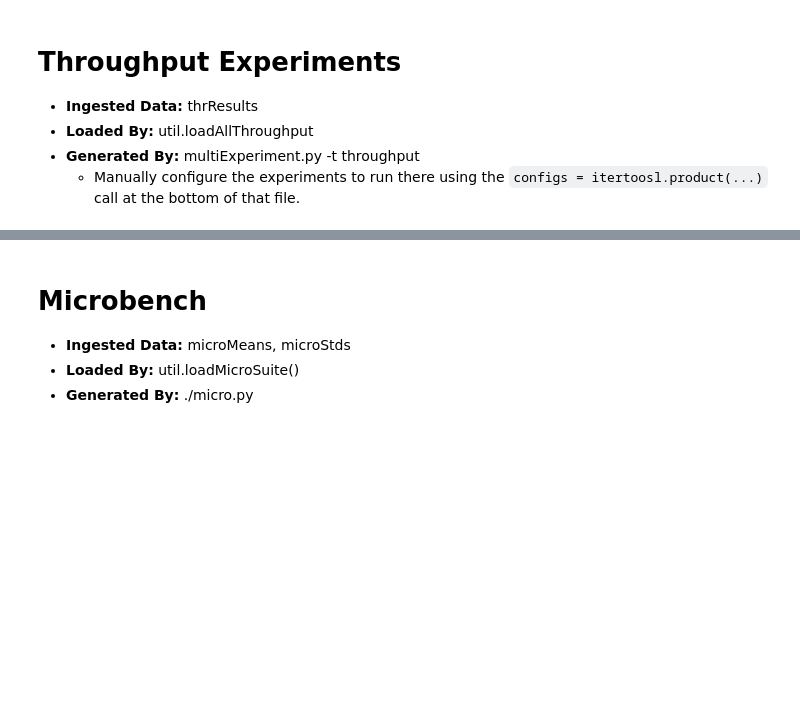
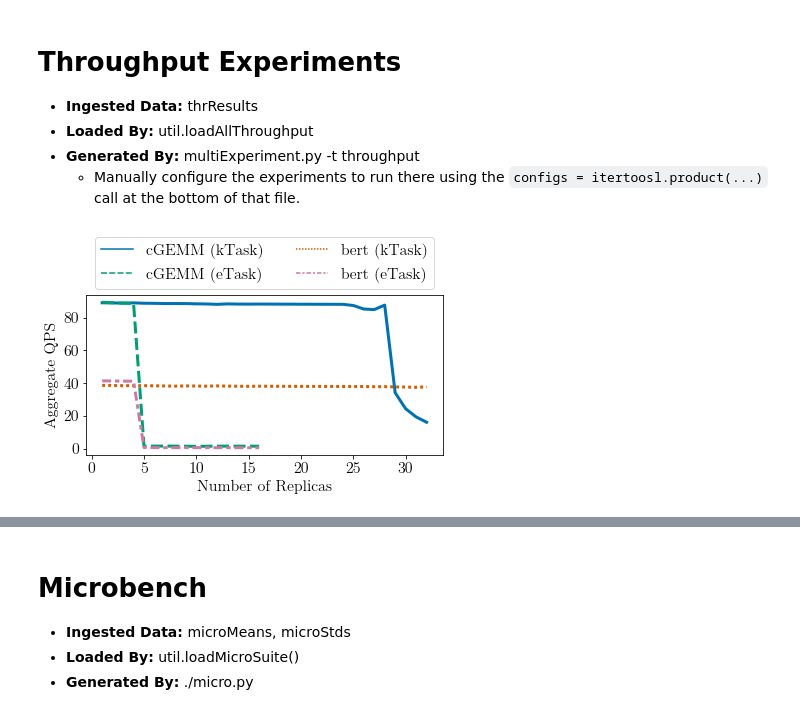
Before and after one commit to NathanTP/kaasBenchmarks, a Jupyter notebook: inference/analysis/analysis.ipynb, the cells around one changed output, grey strips where cells are left out. Saved outputs shown, nothing was run; the diff lists cells and outputs as text; code cells hidden in the pictures; blank space fills up the shorter version.

```diff
--- a/inference/analysis/analysis.ipynb
+++ b/inference/analysis/analysis.ipynb
@@ -189,27 +235,29 @@ plotCDFs(configs, latIndependent, None)
 - **Generated By:** multiExperiment.py -t throughput
     - Manually configure the experiments to run there using the `configs = itertoosl.product(...)` call at the bottom of that file.
 # %%
-thrResults = util.loadAllThroughput(resBaseDir / "throughputSuite")
+thrResults = util.loadAllThroughput(resBaseDir / "throughputFull")
 # %%
 def plotThroughput(dfs, title=""):
     cleanDfs = []
     for name, wlDf in dfs.items():
-        cleanDfs.append(wlDf.rename({kaasName: f"{name} ({kaasName})", baselineName: f"{name} ({baselineName})"}, axis=1))
+        wlDf = wlDf.drop('fractional', axis='columns')
+        cleanDfs.append(wlDf.rename({'kaas': f"{name} ({kaasName})", 'exclusive': f"{name} ({baselineName})"}, axis=1))
     pltDf = pd.concat(cleanDfs)
-    fig, ax = plt.subplots(figsize=(7,3))
+#     fig, ax = plt.subplots(figsize=(7,3))
+    fig, ax = plt.subplots()
 #     with seaborn.plotting_context("notebook", font_scale=1.5):
     plot = seaborn.lineplot(data=pltDf, linewidth=3, ax=ax)
     plot.set_ylabel("Aggregate QPS")
     plot.set_xlabel("Number of Replicas")
     plot.tick_params(axis='x', labelrotation=0)
-    plot.legend(loc='upper left', bbox_to_anchor=(1,1))
+    plot.legend(loc='center', bbox_to_anchor=(0.5,1.2), ncol=2)
 #         plot.legend()
     return plot
 # %%
-# plot = plotThroughput(thrResults)
-
-plotBig = plotThroughput({ k: v for k, v in thrResults.items() if k in ['resnet50', 'jacobi']})
-# plotBig.figure.savefig("figs/throughputHighMem.png", dpi=300, bbox_inches='tight')
+plotBig = plotThroughput({ k: v for k, v in thrResults.items() if k in ['cGEMM', 'bert']})
+plotBig.figure.savefig("figs/throughputHighMem.png", dpi=300, bbox_inches='tight')
+# %% [output]
+[figure, added]
 # %%
 plotSmall = plotThroughput({ k: v for k, v in thrResults.items() if k in ['resnet50', 'jacobi']})
 plotSmall.figure.savefig("figs/throughputLowMem.png", dpi=300, bbox_inches='tight')
```
Also changed, not shown: parts of 18 cells of this notebook, 1 other file.
